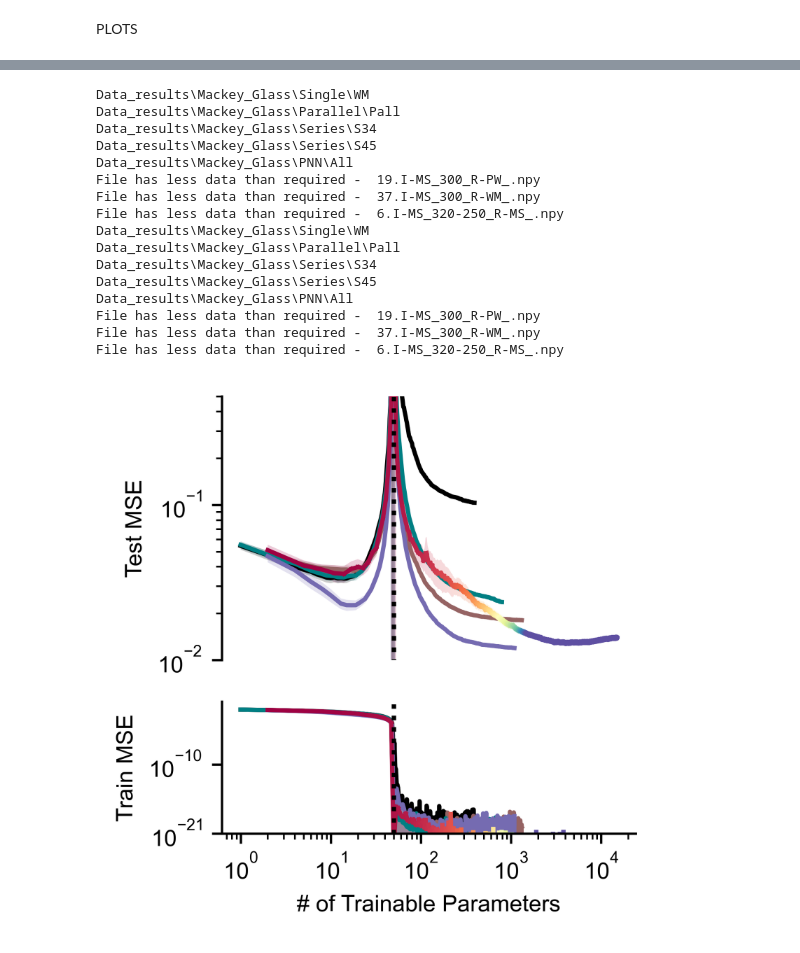
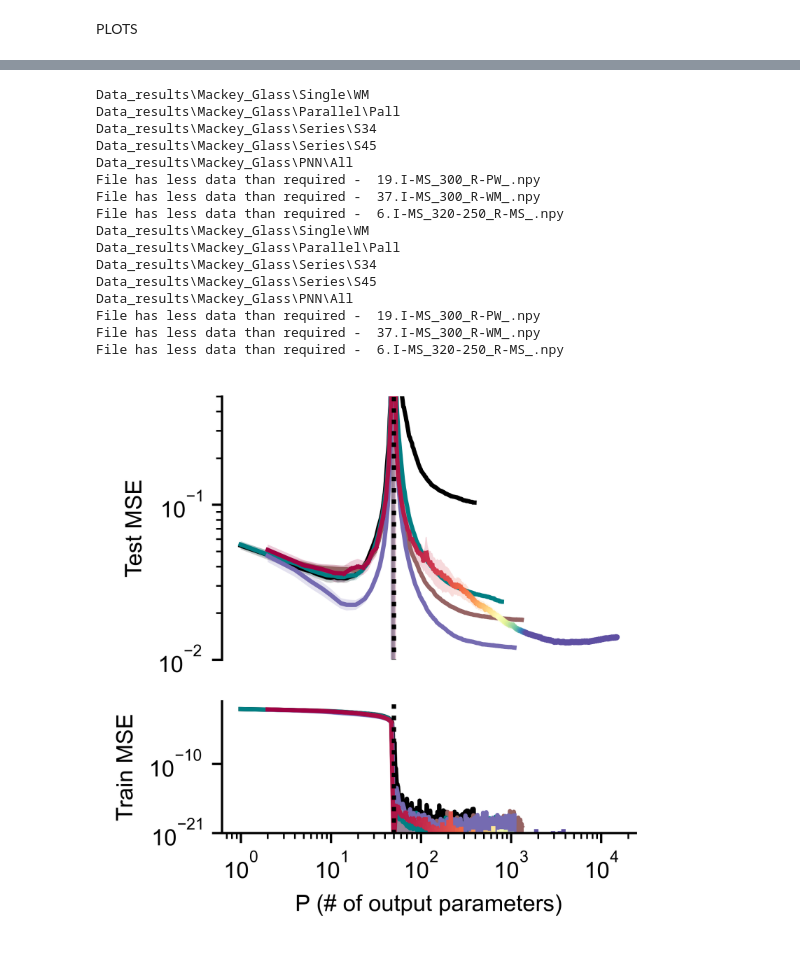
Before and after one commit to StenningK/NeuroOverParam, a Jupyter notebook: Overparameterisation.ipynb, the cells around one changed output, grey strips where cells are left out. Drawn from its saved outputs; the diff is of its cells as text; code cells hidden in the pictures.

```diff
--- a/Overparameterisation.ipynb
+++ b/Overparameterisation.ipynb
@@ -283,7 +283,7 @@ for trainsize in [50,100]:
                                                                  .format(alpha,task,seeds,iterations,trainsize)))
                         TeMSE =    np.load(os.path.join(savdir,'MSETe_alpha_{}_task_{}_ntrials_{}_iter_{}_train_{}_test_50_crossval_5.npy'
                                                  .format(alpha,task,seeds,iterations,trainsize)))
-                        x =    np.load(os.path.join(savdir,'Channels_alpha_{}_task_{}_ntrials_{}_iter_{}_train_{}_test_50_crossval_5.npy'
+                        x =    np.load(os.path.join(savdir,'Channels.npy'
                                                  .format(alpha,task,seeds,iterations,trainsize)))
                         #print(x)
                         TrMSEmean = np.mean(np.mean(TrMSE,axis=2),axis=0)[1:]
@@ -304,7 +304,7 @@ for trainsize in [50,100]:
                                                                  .format(alpha,seeds,iterations,trainsize)))
                     TeMSE = np.load(os.path.join(savdir, 'MSETe_alltask_alpha_{}_ntrials_{}_iter_{}_train_{}_test_50_crossval_5.npy'
                                                                  .format(alpha,seeds,iterations,trainsize)))
-                    x = np.load(os.path.join(savdir, 'Channels_alltask_alpha_{}_ntrials_{}_iter_{}_train_{}_test_50_crossval_5.npy'
+                    x = np.load(os.path.join(savdir, 'Channels.npy'
                                                                  .format(alpha,seeds,iterations,trainsize)))
                     for task in tasks:
                         TrMSEmean = np.mean(np.mean(TrMSE[:,:,:,task]*6/50,axis=2),axis=0)[1:]
@@ -343,10 +343,10 @@ for trainsize in [50,100]:
                             ax.add_patch(rectangle)
                             #ax.Rect((ID,ypace[y]),1,diff/1000,c=[colors[y/1000]])
                     bar+=1
-                    if diff>1:
-                        ax.text(ID-0.25,diff+0.1,groupnames[j],rotation=90)
-                    else:
-                        ax.text(ID-0.25,1+0.2,groupnames[j],rotation=90)
+                    #if diff>1:
+                    #    ax.text(ID-0.25,diff+0.1,groupnames[j],rotation=90)
+                    #else:
+                    #    ax.text(ID-0.25,1+0.2,groupnames[j],rotation=90)
 
                 ID+=1
             #ID+=1
@@ -369,8 +369,9 @@ for trainsize in [50,100]:
         #ax.spines['bottom'].set_position('one')
 
         plt.tight_layout()
-        #plt.savefig(os.path.join(savdirnice,'paperthinAll_tasks_barreduced_alpha_{}_task_{}_ntrials_{}_iter_{}_train_{}_test_50_crossval_5.png'
-         #                                        .format(alpha,future,seeds,iterations,trainsize)))
+
+        plt.savefig(r'C:\Users\kilia\OneDrive - Imperial College London\Documents\KilianStenning\Feb_23\Postdoc\UCL_DPF\Deep_RC\DeepRC\After_reviews\New_Figures\{}_test_50_crossval_5.png'
+                                                 .format(trainsize))
 # %% [output]
 Data_results\Mackey_Glass\Single\WM
 Data_results\Mackey_Glass\Parallel\Pall
@@ -435,7 +436,7 @@ for trainsize in [50,100]:
                                                              .format(alpha,task,seeds,iterations,trainsize)))
                     TeMSE =    np.load(os.path.join(savdir,'MSETe_alpha_{}_task_{}_ntrials_{}_iter_{}_train_{}_test_50_crossval_5.npy'
                                              .format(alpha,task,seeds,iterations,trainsize)))
-                    x =    np.load(os.path.join(savdir,'Channels_alpha_{}_task_{}_ntrials_{}_iter_{}_train_{}_test_50_crossval_5.npy'
+                    x =    np.load(os.path.join(savdir,'Channels.npy'
                                              .format(alpha,task,seeds,iterations,trainsize)))
                     #print(x)
                     TrMSEmean = np.mean(np.mean(TrMSE,axis=2),axis=0)[1:]
@@ -456,8 +457,9 @@ for trainsize in [50,100]:
                                                              .format(alpha,seeds,iterations,trainsize)))
                 TeMSE = np.load(os.path.join(savdir, 'MSETe_alltask_alpha_{}_ntrials_{}_iter_{}_train_{}_test_50_crossval_5.npy'
                                                              .format(alpha,seeds,iterations,trainsize)))
-                x = np.load(os.path.join(savdir, 'Channels_alltask_alpha_{}_ntrials_{}_iter_{}_train_{}_test_50_crossval_5.npy'
-                                                             .format(alpha,seeds,iterations,trainsize)))
+                x = np.load(os.path.join(savdir, 'Channels.npy'
+                                                             ))
+
                 for task in tasks:
                     TrMSEmean = np.mean(np.mean(TrMSE[:,:,:,task]*6/50,axis=2),axis=0)[1:]
                     TrMSEstd = np.std(np.mean(TrMSE[:,:,:,task]*6/50,axis=2),axis=0)[1:]
@@ -472,6 +474,7 @@ for trainsize in [50,100]:
                 TrMSEstdall = TrMSEstdall/(50**0.5)
                 TeMSEstdall = TeMSEstdall/(50**0.5)
 
+
                 x = x[0,1:,0,0]
             if net!='PNN\All':
                 ax[0].semilogy(x,TeMSEmeanall,c=c_list[ID],label = net.split('\\')[1])
@@ -483,11 +486,15 @@ for trainsize in [50,100]:
                 yspace = np.linspace(0,len(TeMSEmeanall),len(TeMSEmeanall))
                 colormap = plt.cm.Spectral #nipy_spectral, Set1,Paired
                 colors = [colormap(i) for i in np.linspace(0, 10,len(TeMSEmeanall))]
+                if trainsize==50:
+                    x2 = x[:,0]
+                else:
+                    x2=x
                 for i in range(len(TeMSEmeanall)):
-                    ax[0].plot(x[i:i+2],TeMSEmeanall[i:i+2],c=colors[i])
-                    ax[1].plot(x[i:i+2],TrMSEmeanall[i:i+2],c=colors[i])
-                    ax[0].fill_between(x[i:i+2],TeMSEmeanall[i:i+2]-2*TeMSEstdall[i:i+2],TeMSEmeanall[i:i+2]+2*TeMSEstdall[i:i+2],alpha=0.2,facecolor=colors[i])
-                    ax[1].fill_between(x[i:i+2],TrMSEmeanall[i:i+2]-2*TrMSEstdall[i:i+2],TrMSEmeanall[i:i+2]+2*TrMSEstdall[i:i+2],alpha=0.2,facecolor=colors[i])
+                    ax[0].plot(x2[i:i+2],TeMSEmeanall[i:i+2],c=colors[i])
+                    ax[1].plot(x2[i:i+2],TrMSEmeanall[i:i+2],c=colors[i])
+                    ax[0].fill_between(x2[i:i+2],TeMSEmeanall[i:i+2]-2*TeMSEstdall[i:i+2],TeMSEmeanall[i:i+2]+2*TeMSEstdall[i:i+2],alpha=0.2,facecolor=colors[i])
+                    ax[1].fill_between(x2[i:i+2],TrMSEmeanall[i:i+2]-2*TrMSEstdall[i:i+2],TrMSEmeanall[i:i+2]+2*TrMSEstdall[i:i+2],alpha=0.2,facecolor=colors[i])
 
             ax[0].plot([trainsize,trainsize],[1e-50,1000],c='k',ls=':')
             ax[1].plot([trainsize,trainsize],[1e-50,1000],c='k',ls=':')
@@ -508,7 +515,7 @@ for trainsize in [50,100]:
                 bottom=False,      # ticks along the bottom edge are off
                 top=False,         # ticks along the top edge are off
                 labelbottom=False) # labels along the bottom edge are off
-            ax[1].set_xlabel('# of Trainable Parameters')
+            ax[1].set_xlabel('P (# of output parameters)')
             ax[0].spines['top'].set_visible(False)
             ax[0].spines['right'].set_visible(False)
             ax[0].spines['bottom'].set_visible(False)
@@ -517,32 +524,34 @@ for trainsize in [50,100]:
             ax[1].spines['right'].set_visible(False)
             ax[1].spines['bottom'].set_visible(True)
             ax[1].spines['left'].set_visible(True)
             ax2.set_xscale('log')
             ax2.set_xlim(50,15000)
             ax2.set_ylim(10e-3,2e-1)
-            ax2.set_xlabel('# of Trainable Parameters')
+            ax2.set_xlabel('P (# of output parameters)')
             ax2.set_ylabel('Test MSE')
 
             ID+=1
         ax[0].set_ylim(10e-3,.5)
         ax[1].set_ylim(10e-22,10e-1)
         ax2.remove()
         plt.tight_layout()
+        #plt.savefig(r'C:\Users\kilia\OneDrive - Imperial College London\Documents\KilianStenning\Feb_23\Postdoc\UCL_DPF\Deep_RC\DeepRC\After_reviews\New_Figures\{}_OP.png'
+        #                                         .format(trainsize))
 # %% [output]
 Data_results\Mackey_Glass\Single\WM
 Data_results\Mackey_Glass\Parallel\Pall
 Data_results\Mackey_Glass\Series\S34
 Data_results\Mackey_Glass\Series\S45
 Data_results\Mackey_Glass\PNN\All
 File has less data than required -  19.I-MS_300_R-PW_.npy
 File has less data than required -  37.I-MS_300_R-WM_.npy
 File has less data than required -  6.I-MS_320-250_R-MS_.npy
 Data_results\Mackey_Glass\Single\WM
 Data_results\Mackey_Glass\Parallel\Pall
 Data_results\Mackey_Glass\Series\S34
 Data_results\Mackey_Glass\Series\S45
 Data_results\Mackey_Glass\PNN\All
 File has less data than required -  19.I-MS_300_R-PW_.npy
 File has less data than required -  37.I-MS_300_R-WM_.npy
 File has less data than required -  6.I-MS_320-250_R-MS_.npy
-[figure, old version]
+[figure, new version]
```
Also changed, not shown: parts of 4 cells of this notebook.
